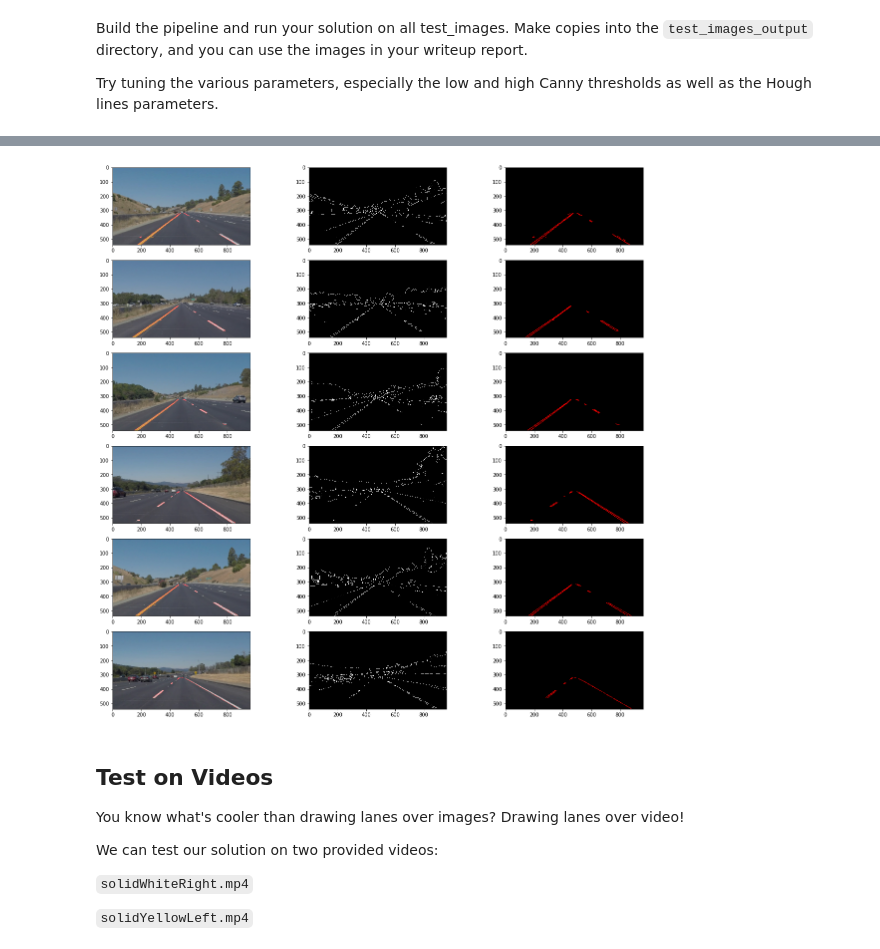
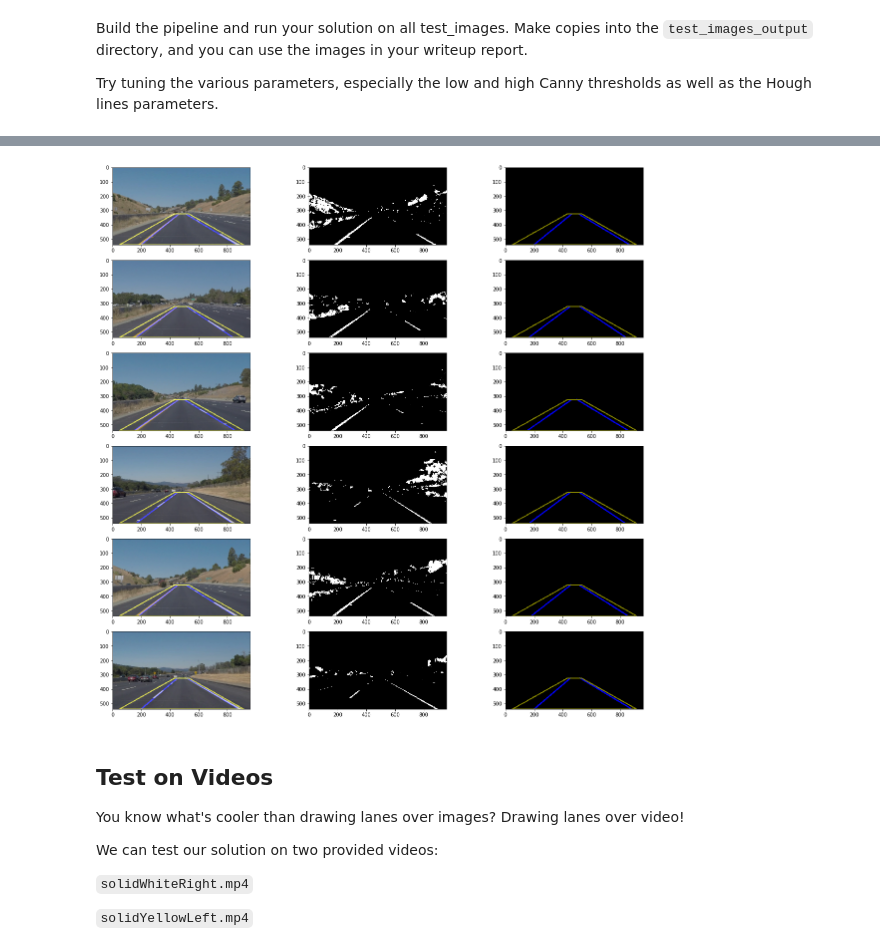
Before and after one commit to apichlkostner/CarND-LaneLines-P1, a Jupyter notebook: P1.ipynb, the cells around one changed output, grey strips where cells are left out. Saved outputs shown, nothing was run; the diff lists cells and outputs as text; code cells hidden in the pictures.

Commit message:
Segmentation with colors, line split with gradient and position, only one line per lane line

```diff
--- a/P1.ipynb
+++ b/P1.ipynb
@@ -194,0 +207,10 @@ Try tuning the various parameters, especially the low and high Canny thresholds
+# %%
+def segment_image_white_yellow(img):
+    # yellow
+    colors_hsv = [(np.array([20, 60, 60]), np.array([40, 175, 250]))]
+    #white
+    colors_rgb = [(np.array([220, 220, 220]), np.array([255, 255, 255]))]
+
+    segmented_img = calc_img_color_mask(img, colors_hsv = colors_hsv, colors_rgb = colors_rgb)
+
+    return segmented_img
@@ -198,8 +231,9 @@ def calc_img_grad(img):
     `img` is the image from which the gradient should be generated.
     returns the image gradients
     """
-    img_grey = grayscale(img)
-    img_smooth = gaussian_blur(img_grey, 5)
+    #img_gray = grayscale(img)
+    img_gray = img
+    img_smooth = gaussian_blur(img_gray, 5)
     img_grad = canny(img_smooth, 50, 150)
 
     return img_grad
@@ -224,9 +258,3 @@ def detect_lanes(img):
 
     lines = hough_lines(masked_edges, rho, theta, threshold, min_line_len, max_line_gap)
     return lines
-# %%
-img = mpimg.imread('test_images/solidWhiteRight.jpg')
-print('This image is:', type(image), 'with dimensions:', image.shape)
-line_img = detect_lanes(image)
-fig = plt.figure(figsize=(20,20))
-plt.imshow(weighted_img(line_img, img))
@@ -237,31 +387,31 @@ This image is: <class 'numpy.ndarray'> with dimensions: (540, 960, 3)
 # %%
 testimagedir = "test_images/"
 images = os.listdir(testimagedir)
 
 fig = plt.figure(figsize=(20,20))
 
 for i, imgf in enumerate(images):
     f = os.path.join(testimagedir, imgf)
     img = cv2.imread(f, flags=cv2.IMREAD_COLOR)
     img = cv2.cvtColor(img, cv2.COLOR_BGR2RGB)
 
     # calculate gradients of image
     grad = calc_img_grad(img)
 
+    # segmentation with colors
+    seg = segment_image_white_yellow(img)
+
     # hough transformation
-    line_img = detect_lanes(img)
-    #print(lines)
-    #draw_lines(img, lines, color=[255, 0, 0], thickness=2)
+    line_img = detect_lanes3(img)
 
     fig.add_subplot(len(images), 3, 3*i+1)
     plt.imshow(weighted_img(line_img, img))
     fig.add_subplot(len(images), 3, 3*i+2)
-    plt.imshow(grad, cmap='gray')
+    plt.imshow(seg, cmap='gray')
     fig.add_subplot(len(images), 3, 3*i+3)
-    #print(line_img.shape)
     plt.imshow(line_img, cmap='gray')
 # %% [output]
-[figure, old version]
+[figure, new version]
 # %% [markdown]
 ## Test on Videos
 
```
Also changed, not shown: parts of 15 cells of this notebook.
